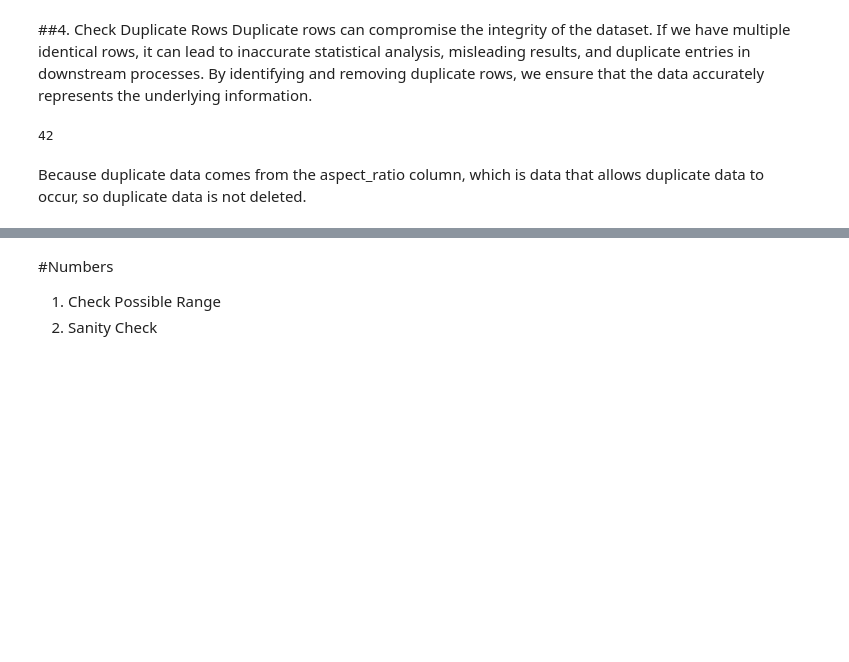
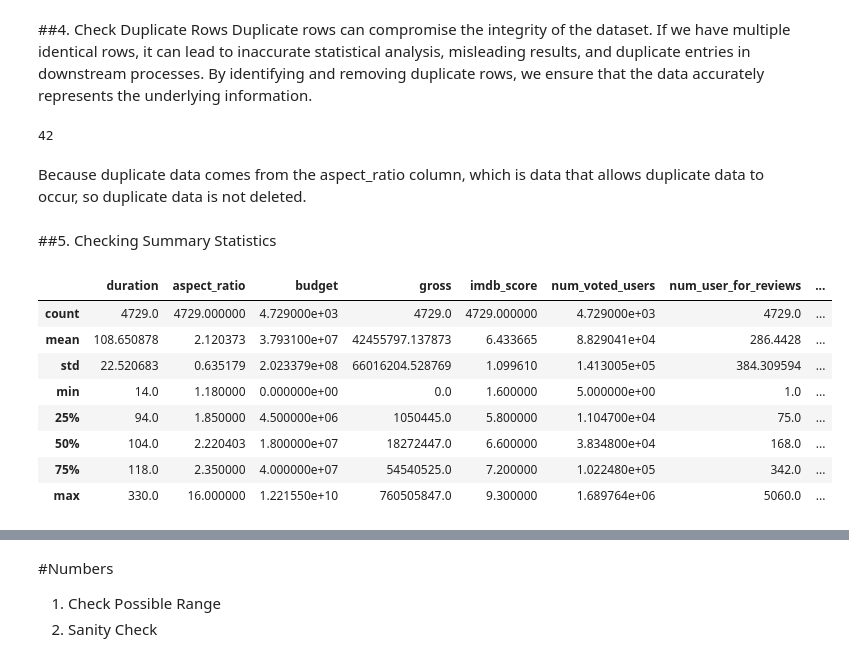
Before and after one commit to FatoniRahmat/Data-Analyst-in-Python, a Jupyter notebook: Movie.ipynb, the cells around one changed output, grey strips where cells are left out. Drawn from its saved outputs; the diff is of its cells as text; code cells hidden in the pictures; blank space fills up the shorter version.

Commit message:
Data Cleansing

```diff
--- a/Movie.ipynb
+++ b/Movie.ipynb
@@ -198,9 +207,25 @@ df = df.dropna(subset = ['plot_keywords', 'title_year', 'director_facebook_likes
 # %% [markdown]
 ##4. Check Duplicate Rows
 Duplicate rows can compromise the integrity of the dataset. If we have multiple identical rows, it can lead to inaccurate statistical analysis, misleading results, and duplicate entries in downstream processes. By identifying and removing duplicate rows, we ensure that the data accurately represents the underlying information.
-# %%
-df.duplicated().sum()
-# %% [output]
-42
+# %%
+#Check for duplicate data
+df.duplicated().sum()
+# %% [output]
+42
 # %% [markdown]
 Because duplicate data comes from the aspect_ratio column, which is data that allows duplicate data to occur, so duplicate data is not deleted.
+# %% [markdown]
+##5. Checking Summary Statistics
+# %%
+#Statistics of numerical columns
+df.describe()
+# %% [output]
+|  | duration | aspect_ratio | budget | gross | imdb_score | num_voted_users | num_user_for_reviews | ... |
+| count | 4729.0 | 4729.000000 | 4.729000e+03 | 4729.0 | 4729.000000 | 4.729000e+03 | 4729.0 | ... |
+| mean | 108.650878 | 2.120373 | 3.793100e+07 | 42455797.137873 | 6.433665 | 8.829041e+04 | 286.4428 | ... |
+| std | 22.520683 | 0.635179 | 2.023379e+08 | 66016204.528769 | 1.099610 | 1.413005e+05 | 384.309594 | ... |
+| min | 14.0 | 1.180000 | 0.000000e+00 | 0.0 | 1.600000 | 5.000000e+00 | 1.0 | ... |
+| 25% | 94.0 | 1.850000 | 4.500000e+06 | 1050445.0 | 5.800000 | 1.104700e+04 | 75.0 | ... |
+| 50% | 104.0 | 2.220403 | 1.800000e+07 | 18272447.0 | 6.600000 | 3.834800e+04 | 168.0 | ... |
+| 75% | 118.0 | 2.350000 | 4.000000e+07 | 54540525.0 | 7.200000 | 1.022480e+05 | 342.0 | ... |
+| max | 330.0 | 16.000000 | 1.221550e+10 | 760505847.0 | 9.300000 | 1.689764e+06 | 5060.0 | ... |
```
Also changed, not shown: parts of 25 cells of this notebook.
